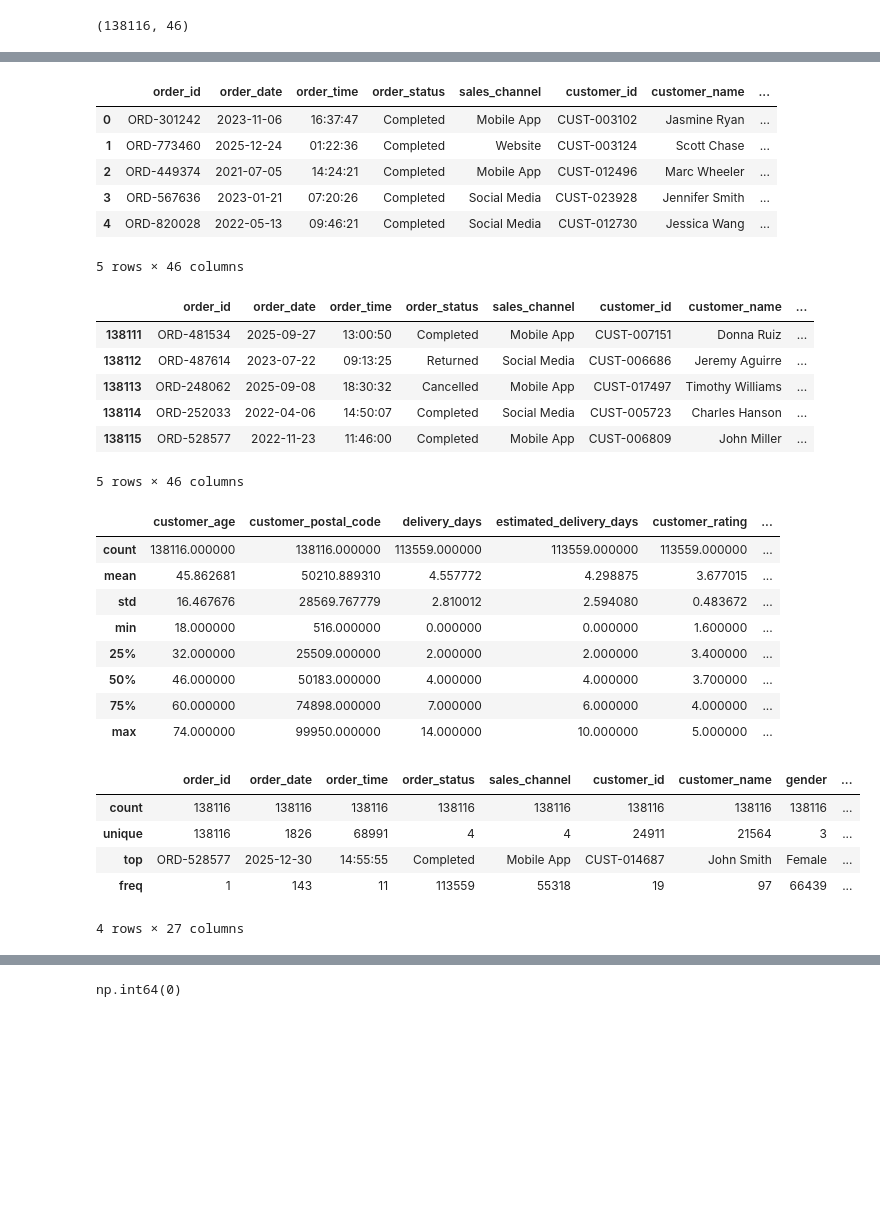
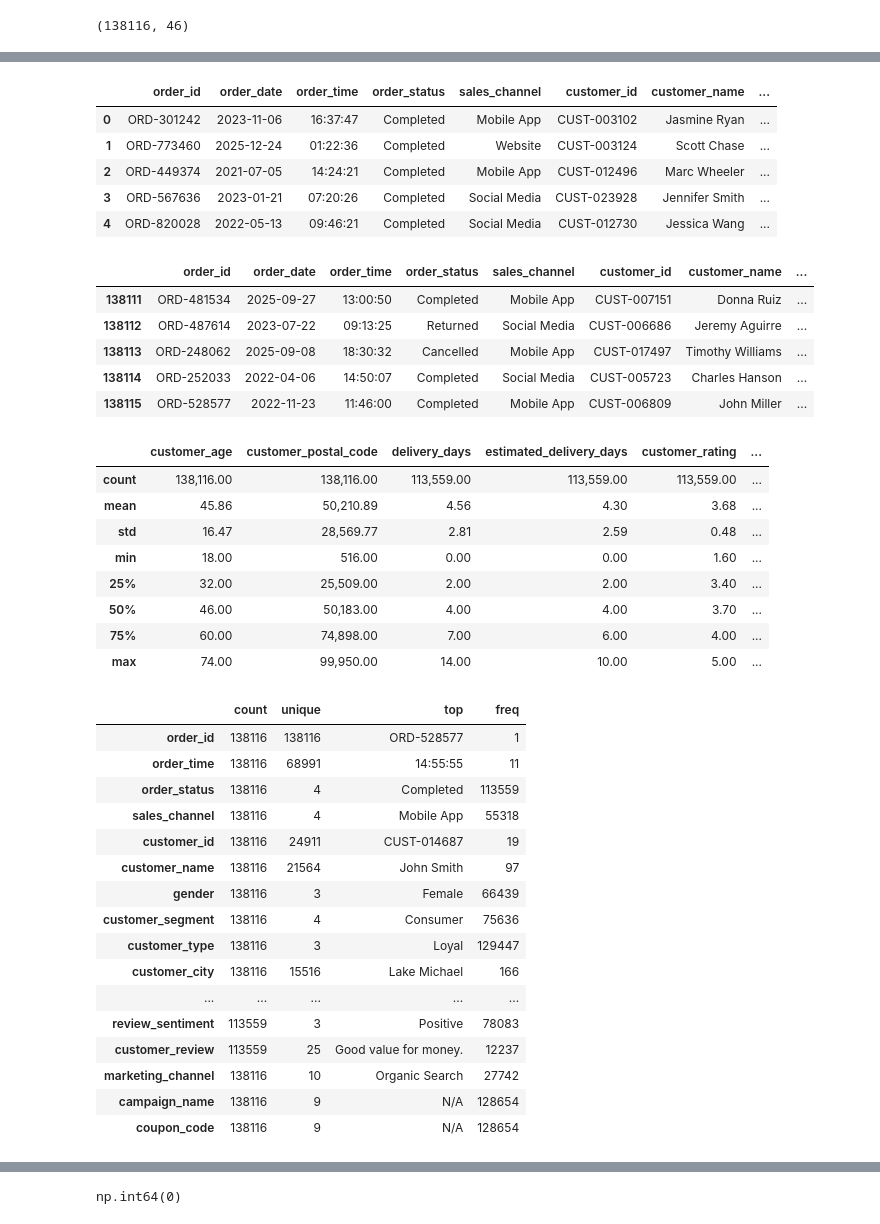
Before and after one commit to fuzomntungwa777/e-commerce-sales, a Jupyter notebook: Raw data/e-commerce sales analysis .ipynb, the cells around one changed output, grey strips where cells are left out. Saved outputs shown, nothing was run; the diff lists cells and outputs as text; code cells hidden in the pictures; blank space fills up the shorter version.

Commit message:
Check for duplicate order id and format and data is displayed when we run scripts

```diff
--- a/Raw data/e-commerce sales analysis .ipynb
+++ b/Raw data/e-commerce sales analysis .ipynb
@@ -1,3 +1,9 @@
 # %%
+#import packages
 import pandas as pd
-df = pd.read_csv('ecommerce_sales_customer_analytics_150k.csv')
+import matplotlib.pyplot as plt
+import seaborn as sns
+
+#display all the columns and formatting float numbers
+pd.set_option("display.max_columns", None)
+pd.set_option("display.float_format", "{:,.2f}".format)
@@ -37,7 +45,6 @@ df.head()
 | 2 | ORD-449374 | 2021-07-05 | 14:24:21 | Completed | Mobile App | CUST-012496 | Marc Wheeler | ... |
 | 3 | ORD-567636 | 2023-01-21 | 07:20:26 | Completed | Social Media | CUST-023928 | Jennifer Smith | ... |
 | 4 | ORD-820028 | 2022-05-13 | 09:46:21 | Completed | Social Media | CUST-012730 | Jessica Wang | ... |
-5 rows × 46 columns
 # %%
 #return the last 5 rows of the dataframe
 df.tail()
@@ -48,30 +55,40 @@ df.tail()
 | 138113 | ORD-248062 | 2025-09-08 | 18:30:32 | Cancelled | Mobile App | CUST-017497 | Timothy Williams | ... |
 | 138114 | ORD-252033 | 2022-04-06 | 14:50:07 | Completed | Social Media | CUST-005723 | Charles Hanson | ... |
 | 138115 | ORD-528577 | 2022-11-23 | 11:46:00 | Completed | Mobile App | CUST-006809 | John Miller | ... |
-5 rows × 46 columns
 # %%
 #statistical information for numerical columns
 df.describe()
 # %% [output]
 |  | customer_age | customer_postal_code | delivery_days | estimated_delivery_days | customer_rating | ... |
-| count | 138116.000000 | 138116.000000 | 113559.000000 | 113559.000000 | 113559.000000 | ... |
-| mean | 45.862681 | 50210.889310 | 4.557772 | 4.298875 | 3.677015 | ... |
-| std | 16.467676 | 28569.767779 | 2.810012 | 2.594080 | 0.483672 | ... |
-| min | 18.000000 | 516.000000 | 0.000000 | 0.000000 | 1.600000 | ... |
-| 25% | 32.000000 | 25509.000000 | 2.000000 | 2.000000 | 3.400000 | ... |
-| 50% | 46.000000 | 50183.000000 | 4.000000 | 4.000000 | 3.700000 | ... |
-| 75% | 60.000000 | 74898.000000 | 7.000000 | 6.000000 | 4.000000 | ... |
-| max | 74.000000 | 99950.000000 | 14.000000 | 10.000000 | 5.000000 | ... |
+| count | 138,116.00 | 138,116.00 | 113,559.00 | 113,559.00 | 113,559.00 | ... |
+| mean | 45.86 | 50,210.89 | 4.56 | 4.30 | 3.68 | ... |
+| std | 16.47 | 28,569.77 | 2.81 | 2.59 | 0.48 | ... |
+| min | 18.00 | 516.00 | 0.00 | 0.00 | 1.60 | ... |
+| 25% | 32.00 | 25,509.00 | 2.00 | 2.00 | 3.40 | ... |
+| 50% | 46.00 | 50,183.00 | 4.00 | 4.00 | 3.70 | ... |
+| 75% | 60.00 | 74,898.00 | 7.00 | 6.00 | 4.00 | ... |
+| max | 74.00 | 99,950.00 | 14.00 | 10.00 | 5.00 | ... |
 # %%
 #statistical information for text columns
-df.describe(include= object)
+df.describe(include= object).T
 # %% [output]
-|  | order_id | order_date | order_time | order_status | sales_channel | customer_id | customer_name | gender | ... |
-| count | 138116 | 138116 | 138116 | 138116 | 138116 | 138116 | 138116 | 138116 | ... |
-| unique | 138116 | 1826 | 68991 | 4 | 4 | 24911 | 21564 | 3 | ... |
-| top | ORD-528577 | 2025-12-30 | 14:55:55 | Completed | Mobile App | CUST-014687 | John Smith | Female | ... |
-| freq | 1 | 143 | 11 | 113559 | 55318 | 19 | 97 | 66439 | ... |
+|  | count | unique | top | freq |
+| order_id | 138116 | 138116 | ORD-528577 | 1 |
+| order_time | 138116 | 68991 | 14:55:55 | 11 |
+| order_status | 138116 | 4 | Completed | 113559 |
+| sales_channel | 138116 | 4 | Mobile App | 55318 |
+| customer_id | 138116 | 24911 | CUST-014687 | 19 |
+| customer_name | 138116 | 21564 | John Smith | 97 |
+| gender | 138116 | 3 | Female | 66439 |
+| customer_segment | 138116 | 4 | Consumer | 75636 |
+| customer_type | 138116 | 3 | Loyal | 129447 |
+| customer_city | 138116 | 15516 | Lake Michael | 166 |
+| ... | ... | ... | ... | ... |
+| review_sentiment | 113559 | 3 | Positive | 78083 |
+| customer_review | 113559 | 25 | Good value for money. | 12237 |
+| marketing_channel | 138116 | 10 | Organic Search | 27742 |
+| campaign_name | 138116 | 9 | N/A | 128654 |
+| coupon_code | 138116 | 9 | N/A | 128654 |
-4 rows × 27 columns
 # %%
 #check the number of nulls in each column
 df.isnull().sum()
```
Also changed, not shown: parts of 4 cells of this notebook.
